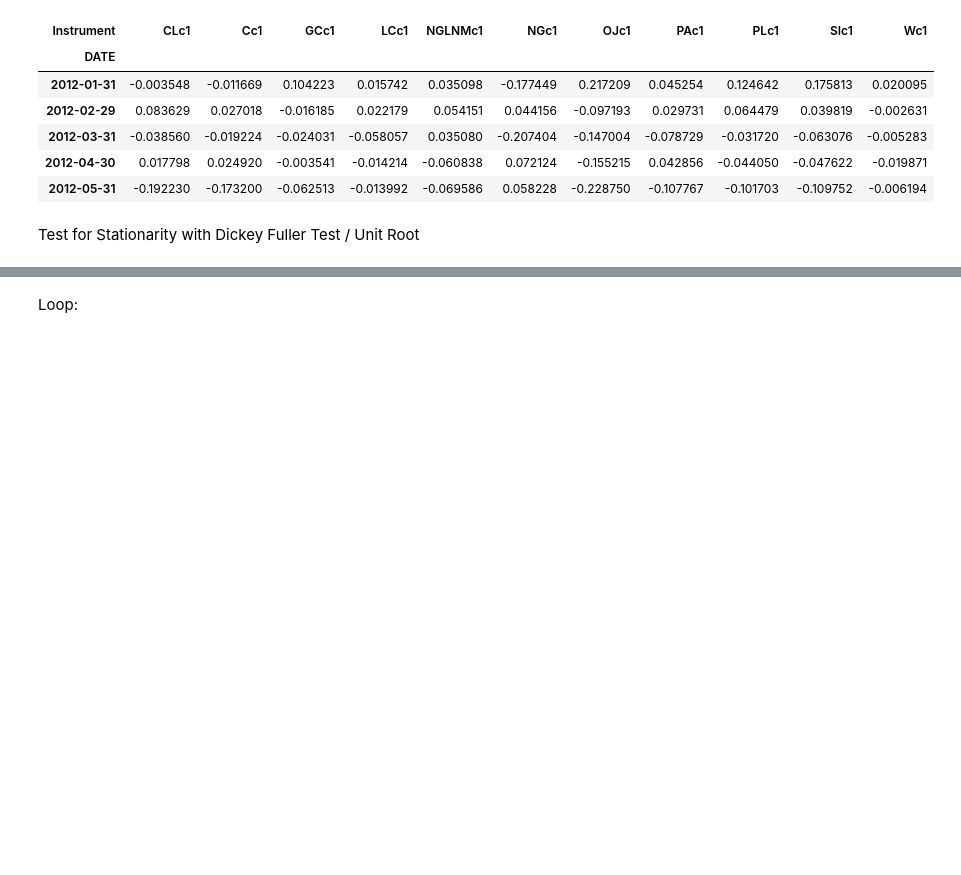
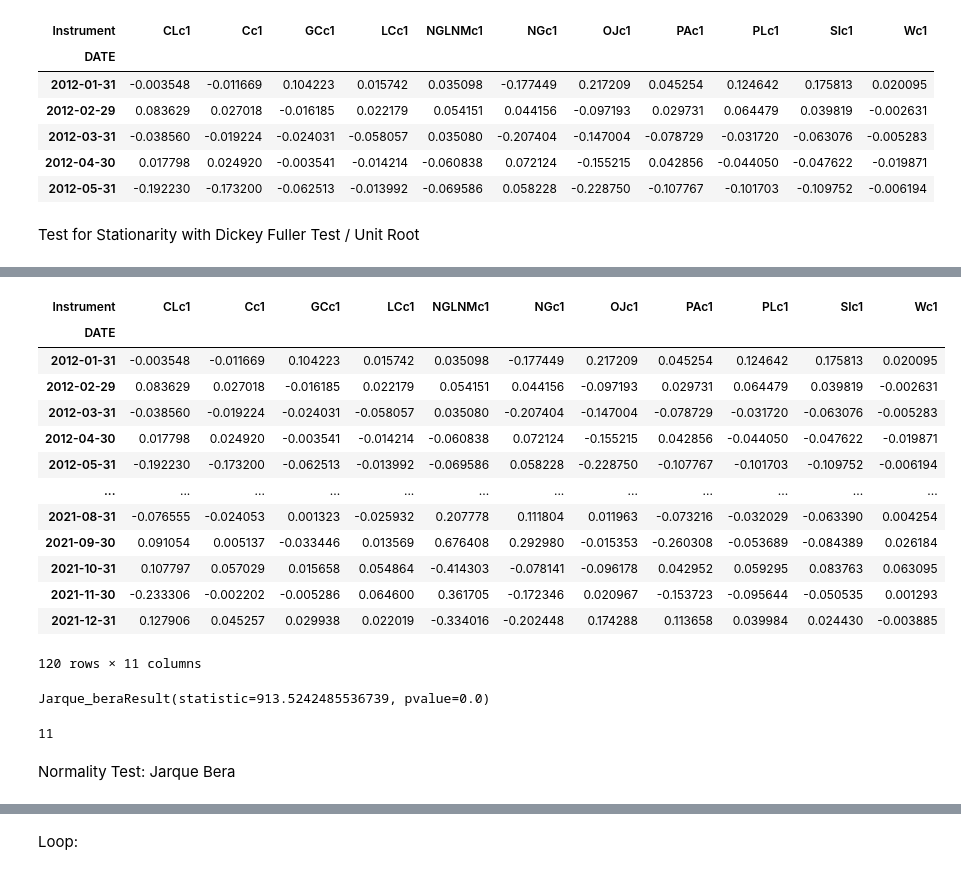
Before and after one commit to Liomat97/AQM, a Jupyter notebook: 3 Analysis.ipynb, the cells around one changed output, grey strips where cells are left out. Saved outputs shown, nothing was run; the diff lists cells and outputs as text; code cells hidden in the pictures; blank space fills up the shorter version.

```diff
--- a/3 Analysis.ipynb
+++ b/3 Analysis.ipynb
@@ -116,3 +120,31 @@ for lags in range(1,3):
 
         print(i,':',"%.2f" %  adf_library_d[1])
     print('____________________________________________','\n')
+# %%
+futures
+# %% [output]
+| Instrument | CLc1 | Cc1 | GCc1 | LCc1 | NGLNMc1 | NGc1 | OJc1 | PAc1 | PLc1 | SIc1 | Wc1 |
+| DATE |  |  |  |  |  |  |  |  |  |  |  |
+| 2012-01-31 | -0.003548 | -0.011669 | 0.104223 | 0.015742 | 0.035098 | -0.177449 | 0.217209 | 0.045254 | 0.124642 | 0.175813 | 0.020095 |
+| 2012-02-29 | 0.083629 | 0.027018 | -0.016185 | 0.022179 | 0.054151 | 0.044156 | -0.097193 | 0.029731 | 0.064479 | 0.039819 | -0.002631 |
+| 2012-03-31 | -0.038560 | -0.019224 | -0.024031 | -0.058057 | 0.035080 | -0.207404 | -0.147004 | -0.078729 | -0.031720 | -0.063076 | -0.005283 |
+| 2012-04-30 | 0.017798 | 0.024920 | -0.003541 | -0.014214 | -0.060838 | 0.072124 | -0.155215 | 0.042856 | -0.044050 | -0.047622 | -0.019871 |
+| 2012-05-31 | -0.192230 | -0.173200 | -0.062513 | -0.013992 | -0.069586 | 0.058228 | -0.228750 | -0.107767 | -0.101703 | -0.109752 | -0.006194 |
+| ... | ... | ... | ... | ... | ... | ... | ... | ... | ... | ... | ... |
+| 2021-08-31 | -0.076555 | -0.024053 | 0.001323 | -0.025932 | 0.207778 | 0.111804 | 0.011963 | -0.073216 | -0.032029 | -0.063390 | 0.004254 |
+| 2021-09-30 | 0.091054 | 0.005137 | -0.033446 | 0.013569 | 0.676408 | 0.292980 | -0.015353 | -0.260308 | -0.053689 | -0.084389 | 0.026184 |
+| 2021-10-31 | 0.107797 | 0.057029 | 0.015658 | 0.054864 | -0.414303 | -0.078141 | -0.096178 | 0.042952 | 0.059295 | 0.083763 | 0.063095 |
+| 2021-11-30 | -0.233306 | -0.002202 | -0.005286 | 0.064600 | 0.361705 | -0.172346 | 0.020967 | -0.153723 | -0.095644 | -0.050535 | 0.001293 |
+| 2021-12-31 | 0.127906 | 0.045257 | 0.029938 | 0.022019 | -0.334016 | -0.202448 | 0.174288 | 0.113658 | 0.039984 | 0.024430 | -0.003885 |
+120 rows × 11 columns
+# %%
+stats.jarque_bera(futures['CLc1'])
+# %% [output]
+Jarque_beraResult(statistic=913.5242485536739, pvalue=0.0)
+# %%
+futures_col = len(futures.columns)
+futures_col
+# %% [output]
+11
+# %% [markdown]
+Normality Test: Jarque Bera
```
Also changed, not shown: parts of 25 cells of this notebook, 12 other files.
